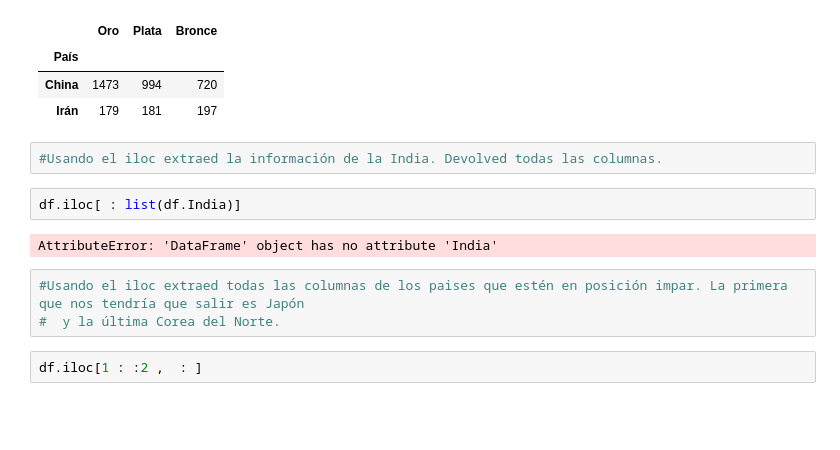
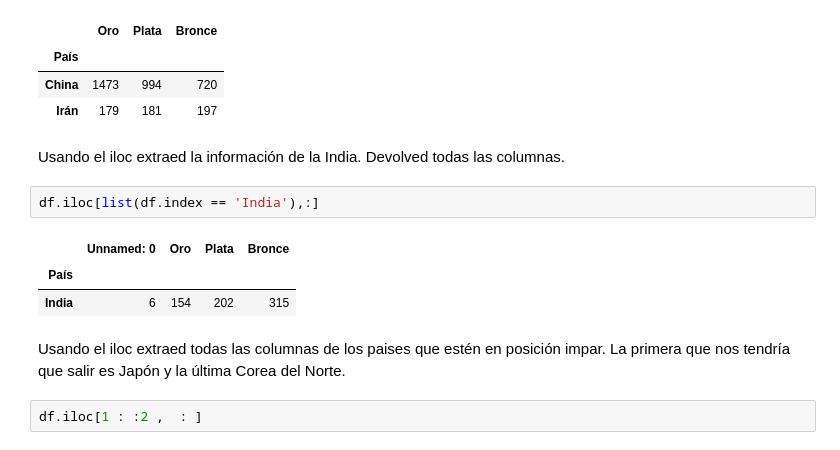
Before and after one commit to Adalab/DA_PromoC_Modulo2_Sprint1_Ana-Anahi, a Jupyter notebook: Pandas/pp-Pandas_Intro_DataFrame.ipynb, the cells around one changed output. Saved outputs shown, nothing was run; the diff lists cells and outputs as text; blank space fills up the shorter version.

```diff
--- a/Pandas/pp-Pandas_Intro_DataFrame.ipynb
+++ b/Pandas/pp-Pandas_Intro_DataFrame.ipynb
@@ -206,15 +208,17 @@ df.loc[ ['China','Irán'],['Oro','Plata', 'Bronce']]
 | País |  |  |  |
 | China | 1473 | 994 | 720 |
 | Irán | 179 | 181 | 197 |
-# %%
-#Usando el iloc extraed la información de la India. Devolved todas las columnas.
+# %% [markdown]
+Usando el iloc extraed la información de la India. Devolved todas las columnas.
 # %%
-df.iloc[ : list(df.India)]
+df.iloc[list(df.index == 'India'),:]
 # %% [output]
-AttributeError: 'DataFrame' object has no attribute 'India'
+|  | Unnamed: 0 | Oro | Plata | Bronce |
+| País |  |  |  |  |
+| India | 6 | 154 | 202 | 315 |
-# %%
-#Usando el iloc extraed todas las columnas de los paises que estén en posición impar. La primera que nos tendría que salir es Japón
-#  y la última Corea del Norte.
+# %% [markdown]
+Usando el iloc extraed todas las columnas de los paises que estén en posición impar. La primera que nos tendría que salir es Japón
+y la última Corea del Norte.
 # %%
 df.iloc[1 : :2 ,  : ]
 # %% [output]
```
Also changed, not shown: parts of 52 cells of this notebook.
